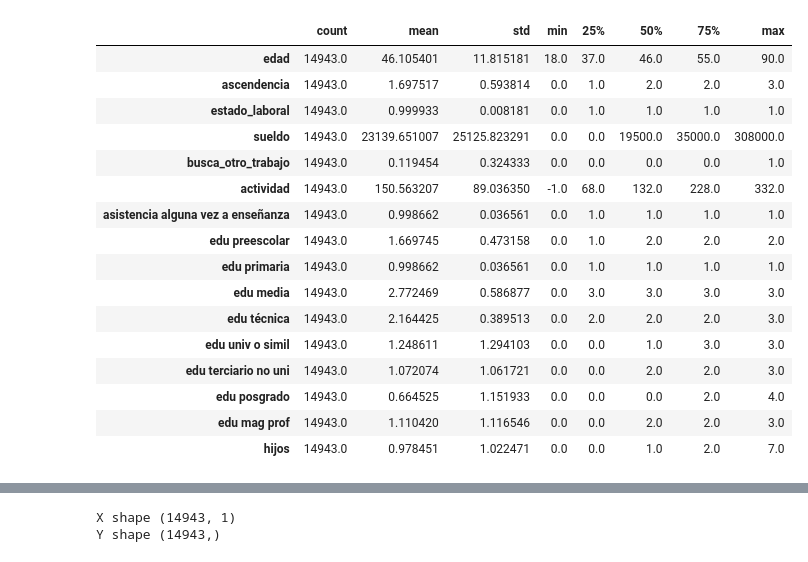
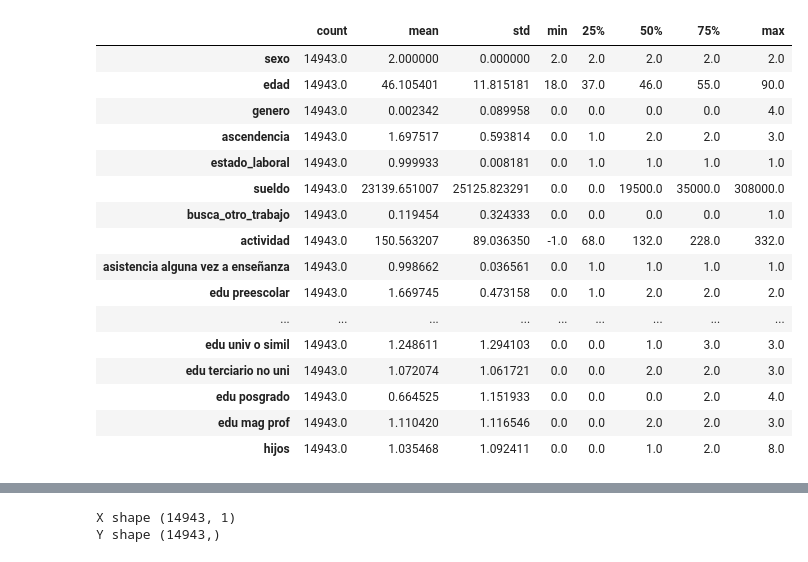
Before and after one commit to anicolon/coder_proyecto, a Jupyter notebook: hch_2020/regresFIN.ipynb, the cells around one changed output, grey strips where cells are left out. Cells and saved outputs as stored; diff of their text form; code cells hidden in the pictures.

```diff
--- a/hch_2020/regresFIN.ipynb
+++ b/hch_2020/regresFIN.ipynb
@@ -4,11 +4,7 @@ import numpy as np
 import seaborn as sns
 sns.set(rc={'figure.figsize':(30,15)},font_scale=1.5)
 
-moms = pd.read_csv('jefas.csv', usecols=['edad', 'ascendencia',
-       'estado_laboral', 'sueldo', 'busca_otro_trabajo', 'actividad',
-       'asistencia alguna vez a enseñanza', 'edu preescolar', 'edu primaria',
-       'edu media', 'edu técnica', 'edu univ o simil', 'edu terciario no uni',
-       'edu posgrado', 'edu mag prof', 'hijos'])
+monomarental = pd.read_csv('monomarental.csv')
 
-moms.sample(3)
+monomarental.sample(3)
 # %% [output]
@@ -19,11 +15,11 @@ moms.sample(3)
 # %%
-moms['busca_otro_trabajo'] = moms['busca_otro_trabajo'].astype('str')
+monomarental['busca_otro_trabajo'] = monomarental['busca_otro_trabajo'].astype('str')
 
-moms = moms[~moms['busca_otro_trabajo'].str.contains('0.0')]
+monomarental = monomarental[~monomarental['busca_otro_trabajo'].str.contains('0.0')]
 # %%
-for i in list(moms.columns):
-    if moms[i].dtype == 'object':
-        moms[i] = moms[i].astype("category").cat.codes
+for i in list(monomarental.columns):
+    if monomarental[i].dtype == 'object':
+        monomarental[i] = monomarental[i].astype("category").cat.codes
 
-moms.sample(3)
+monomarental.sample(3)
 # %% [output]
@@ -34,8 +30,10 @@ moms.sample(3)
 # %%
-moms.describe().transpose()
+monomarental.describe().transpose()
 # %% [output]
 |  | count | mean | std | min | 25% | 50% | 75% | max |
+| sexo | 14943.0 | 2.000000 | 0.000000 | 2.0 | 2.0 | 2.0 | 2.0 | 2.0 |
 | edad | 14943.0 | 46.105401 | 11.815181 | 18.0 | 37.0 | 46.0 | 55.0 | 90.0 |
+| genero | 14943.0 | 0.002342 | 0.089958 | 0.0 | 0.0 | 0.0 | 0.0 | 4.0 |
 | ascendencia | 14943.0 | 1.697517 | 0.593814 | 0.0 | 1.0 | 2.0 | 2.0 | 3.0 |
 | estado_laboral | 14943.0 | 0.999933 | 0.008181 | 0.0 | 1.0 | 1.0 | 1.0 | 1.0 |
 | sueldo | 14943.0 | 23139.651007 | 25125.823291 | 0.0 | 0.0 | 19500.0 | 35000.0 | 308000.0 |
@@ -43,12 +41,10 @@ moms.describe().transpose()
 | actividad | 14943.0 | 150.563207 | 89.036350 | -1.0 | 68.0 | 132.0 | 228.0 | 332.0 |
 | asistencia alguna vez a enseñanza | 14943.0 | 0.998662 | 0.036561 | 0.0 | 1.0 | 1.0 | 1.0 | 1.0 |
 | edu preescolar | 14943.0 | 1.669745 | 0.473158 | 0.0 | 1.0 | 2.0 | 2.0 | 2.0 |
-| edu primaria | 14943.0 | 0.998662 | 0.036561 | 0.0 | 1.0 | 1.0 | 1.0 | 1.0 |
-| edu media | 14943.0 | 2.772469 | 0.586877 | 0.0 | 3.0 | 3.0 | 3.0 | 3.0 |
-| edu técnica | 14943.0 | 2.164425 | 0.389513 | 0.0 | 2.0 | 2.0 | 2.0 | 3.0 |
+| ... | ... | ... | ... | ... | ... | ... | ... | ... |
 | edu univ o simil | 14943.0 | 1.248611 | 1.294103 | 0.0 | 0.0 | 1.0 | 3.0 | 3.0 |
 | edu terciario no uni | 14943.0 | 1.072074 | 1.061721 | 0.0 | 0.0 | 2.0 | 2.0 | 3.0 |
 | edu posgrado | 14943.0 | 0.664525 | 1.151933 | 0.0 | 0.0 | 0.0 | 2.0 | 4.0 |
 | edu mag prof | 14943.0 | 1.110420 | 1.116546 | 0.0 | 0.0 | 2.0 | 2.0 | 3.0 |
-| hijos | 14943.0 | 0.978451 | 1.022471 | 0.0 | 0.0 | 1.0 | 2.0 | 7.0 |
+| hijos | 14943.0 | 1.035468 | 1.092411 | 0.0 | 0.0 | 1.0 | 2.0 | 8.0 |
 # %%
```
Also changed, not shown: parts of 4 cells of this notebook, 2 other files.
